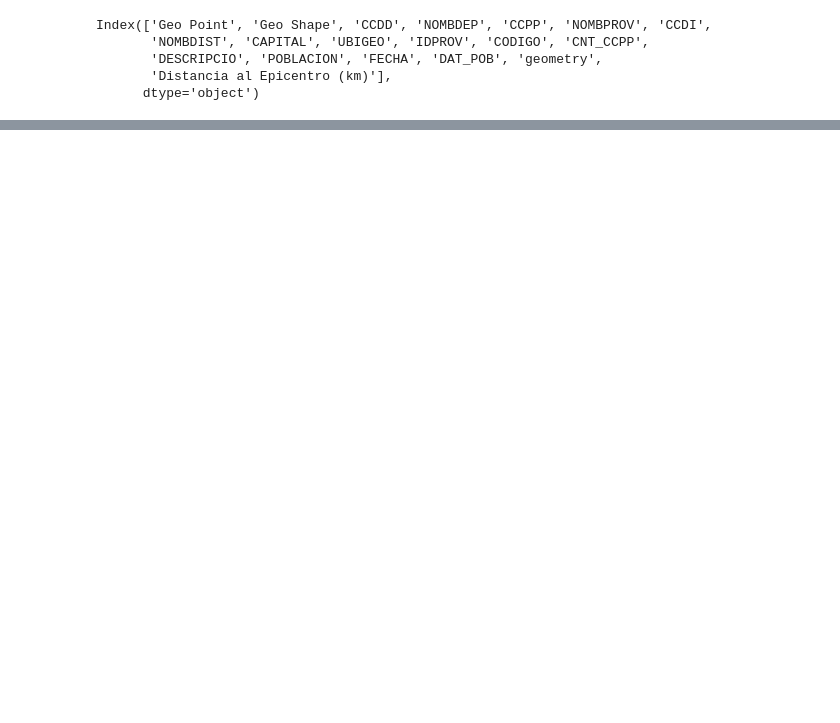
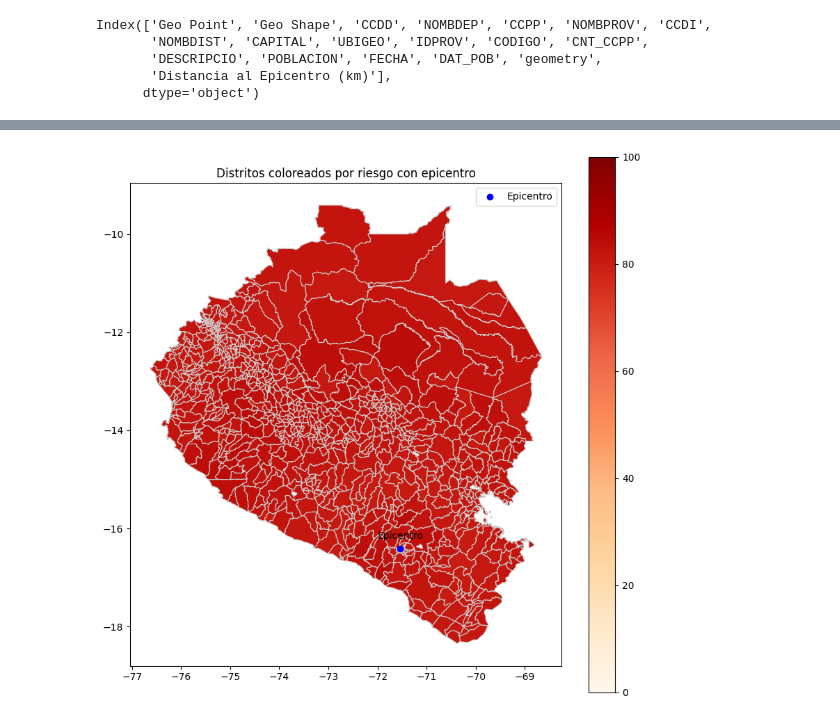
Before and after one commit to LeonDavisCoropuna/logica-difusa-terremotos, a Jupyter notebook: geo.ipynb, the cells around one changed output, grey strips where cells are left out. Cells and saved outputs as stored; diff of their text form; code cells hidden in the pictures; blank space fills up the shorter version.

```diff
--- a/geo.ipynb
+++ b/geo.ipynb
@@ -178,0 +271,23 @@ ValueError: Crisp output cannot be calculated, likely because the system is too
+# %%
+
+# Inicializar una lista para almacenar los resultados de riesgo
+resultados_riesgo = []
+
+# Iterar sobre cada fila del DataFrame y calcular el riesgo
+for index, row in distritos_en_area_efecto.iterrows():
+    simulacion_riesgo.input['magnitud'] = 6.9  # Puedes ajustar estos valores según tu caso
+    simulacion_riesgo.input['profundidad'] = 33  # Puedes ajustar estos valores según tu caso
+    simulacion_riesgo.input['distancia'] = row['Distancia al Epicentro (km)']
+    simulacion_riesgo.input['poblacion'] = row['POBLACION']
+
+    # Computar el resultado
+    simulacion_riesgo.compute()
+
+    # Obtener el resultado
+    resultado_riesgo = simulacion_riesgo.output['riesgo']
+
+    # Agregar el resultado a la lista
+    resultados_riesgo.append(resultado_riesgo)
+
+# Agregar los resultados al DataFrame original
+distritos_en_area_efecto['Riesgo'] = resultados_riesgo
@@ -178,0 +308,23 @@ ValueError: Crisp output cannot be calculated, likely because the system is too
+# %%
+import geopandas as gpd
+from matplotlib.colors import Normalize
+distritos_en_area_efecto['geometry'] = distritos_en_area_efecto['Geo Shape'].apply(convert_geojson_to_geometry)
+
+gdf = gpd.GeoDataFrame(distritos_en_area_efecto, geometry='geometry')
+
+# Configurar la escala de color con un límite máximo de 100
+norm = Normalize(vmin=0, vmax=100)
+
+# Graficar los distritos y colorearlos según el riesgo
+fig, ax = plt.subplots(1, 1, figsize=(10, 10))
+gdf.plot(column='Riesgo', cmap='OrRd', linewidth=0.8, ax=ax, edgecolor='0.8', legend=True, norm=norm)
+
+# Graficar el epicentro
+ax.scatter(epicentro_lon, epicentro_lat, color='blue', label='Epicentro', zorder=5)
+ax.annotate('Epicentro', (epicentro_lon, epicentro_lat), textcoords="offset points", xytext=(0,10), ha='center')
+
+plt.title('Distritos coloreados por riesgo con epicentro')
+plt.legend()
+plt.show()
+# %% [output]
+[figure, added]
```
Also changed, not shown: parts of 8 cells of this notebook, 3 other files.
